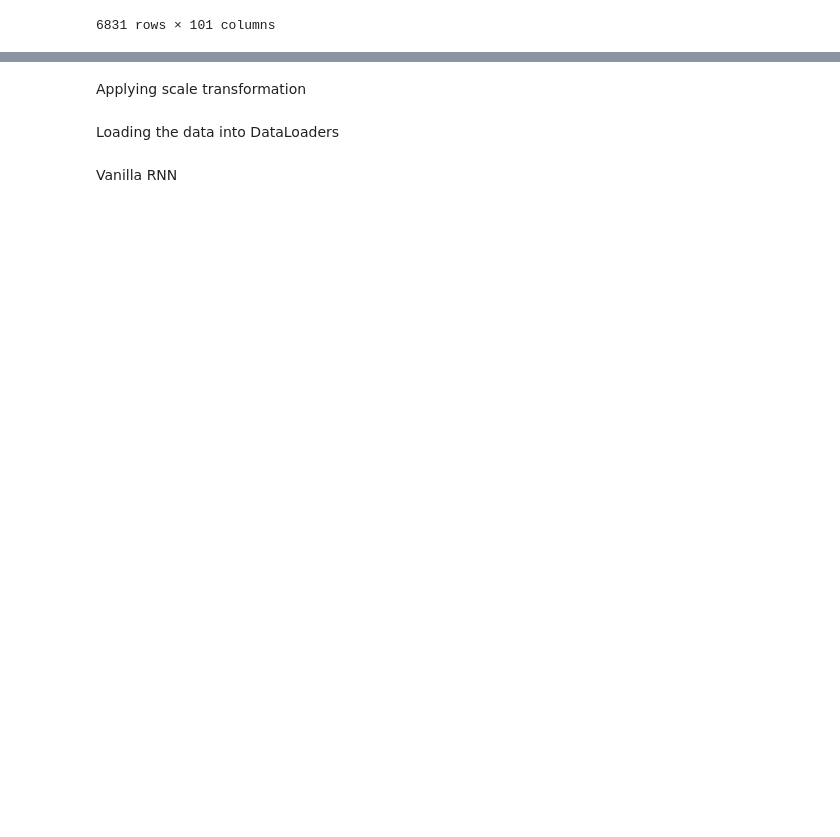
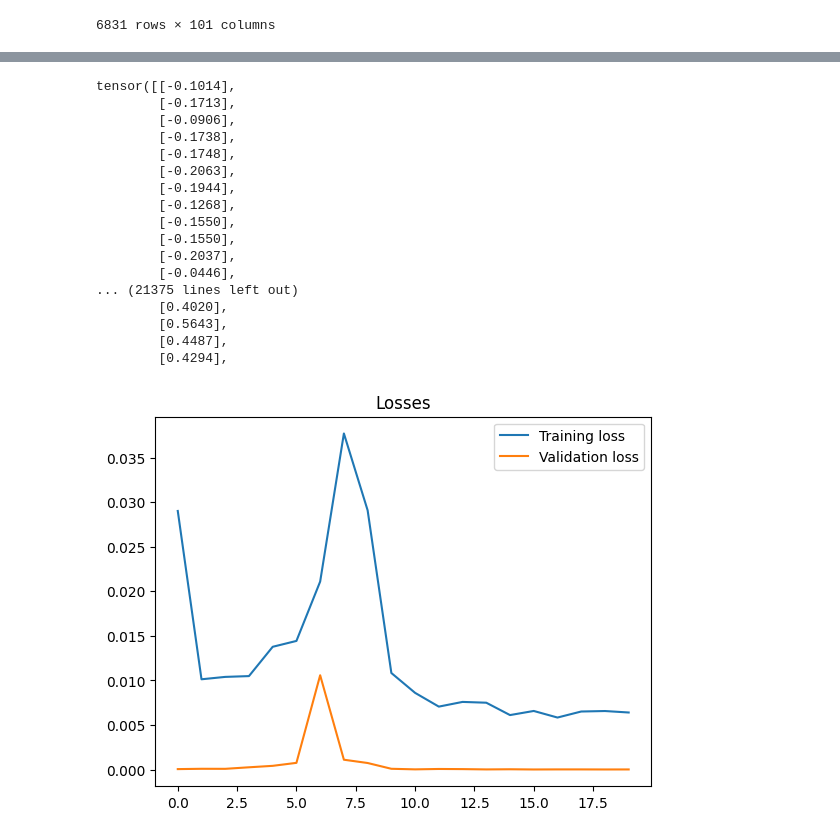
Before and after one commit to artyEZ/Lab5, a Jupyter notebook: main.ipynb, the cells around one changed output, grey strips where cells are left out. Drawn from its saved outputs; the diff is of its cells as text; code cells hidden in the pictures; blank space fills up the shorter version.

```diff
--- a/main.ipynb
+++ b/main.ipynb
@@ -42,11 +38,12 @@ def generate_time_lags(df, n_lags):
     return df_n
 
 
-test_df = df.set_index('day')
-test_df.index = pd.to_datetime(test_df.index)
-test_df['value'] = pd.to_numeric(test_df['value'], errors='coerce')
-test_df = test_df.dropna()
-df_timelags = generate_time_lags(test_df, 100)
+
+tst_df = df.set_index('day')
+tst_df.index = pd.to_datetime(tst_df.index)
+tst_df['value'] = pd.to_numeric(tst_df['value'], errors='coerce')
+tst_df = tst_df.dropna()
+df_timelags = generate_time_lags(tst_df, 100)
 df_timelags = df_timelags.dropna()
 df_timelags
 # %% [output]
@@ -85,5 +101,3 @@ X_train, X_val, X_test, y_train, y_val, y_test = train_val_test_split(df_timelag
-# %% [markdown]
-Applying scale transformation
 # %%
 from sklearn.preprocessing import MinMaxScaler, StandardScaler, MaxAbsScaler, RobustScaler
 
@@ -107,5 +122,3 @@ y_test_arr = scaler.transform(y_test)
-# %% [markdown]
-Loading the data into DataLoaders
 # %%
 from torch.utils.data import TensorDataset, DataLoader
 
@@ -126,8 +139,6 @@ train_loader = DataLoader(train, batch_size=batch_size, shuffle=False, drop_last
 val_loader = DataLoader(val, batch_size=batch_size, shuffle=False, drop_last=True)
 test_loader = DataLoader(test, batch_size=batch_size, shuffle=False, drop_last=True)
 test_loader_one = DataLoader(test, batch_size=1, shuffle=False, drop_last=True)
-# %% [markdown]
-Vanilla RNN
 # %%
 class RNNModel(nn.Module):
     def __init__(self, input_dim, hidden_dim, layer_dim, output_dim, dropout_prob):
@@ -179,0 +347,53 @@ class RNNModel(nn.Module):
+# %%
+import torch.optim as optim
+
+input_dim = len(X_train.columns)
+output_dim = 1
+hidden_dim = 64
+layer_dim = 3
+batch_size = 64
+dropout = 0.2
+n_epochs = 20
+learning_rate = 1e-3
+weight_decay = 1e-6
+
+model_params = {'input_dim': input_dim,
+                'hidden_dim' : hidden_dim,
+                'layer_dim' : layer_dim,
+                'output_dim' : output_dim,
+                'dropout_prob' : dropout}
+
+model = RNNModel(**model_params)
+
+loss_fn = nn.MSELoss(reduction="mean")
+optimizer = optim.Adam(model.parameters(), lr=learning_rate, weight_decay=weight_decay)
+
+
+opt = Optimization(model=model, loss_fn=loss_fn, optimizer=optimizer)
+opt.train(train_loader, val_loader, batch_size=batch_size, n_epochs=n_epochs, n_features=input_dim)
+opt.plot_losses()
+
+predictions, values = opt.evaluate(
+    test_loader_one,
+    batch_size=1,
+    n_features=input_dim
+)
+# %% [output]
+tensor([[-0.1014],
+        [-0.1713],
+        [-0.0906],
+        [-0.1738],
+        [-0.1748],
+        [-0.2063],
+        [-0.1944],
+        [-0.1268],
+        [-0.1550],
+        [-0.1550],
+        [-0.2037],
+        [-0.0446],
+... (21375 lines left out)
+        [0.4020],
+        [0.5643],
+        [0.4487],
+        [0.4294],
+[figure, added]
```
Also changed, not shown: parts of 11 cells of this notebook, 1 other file.
